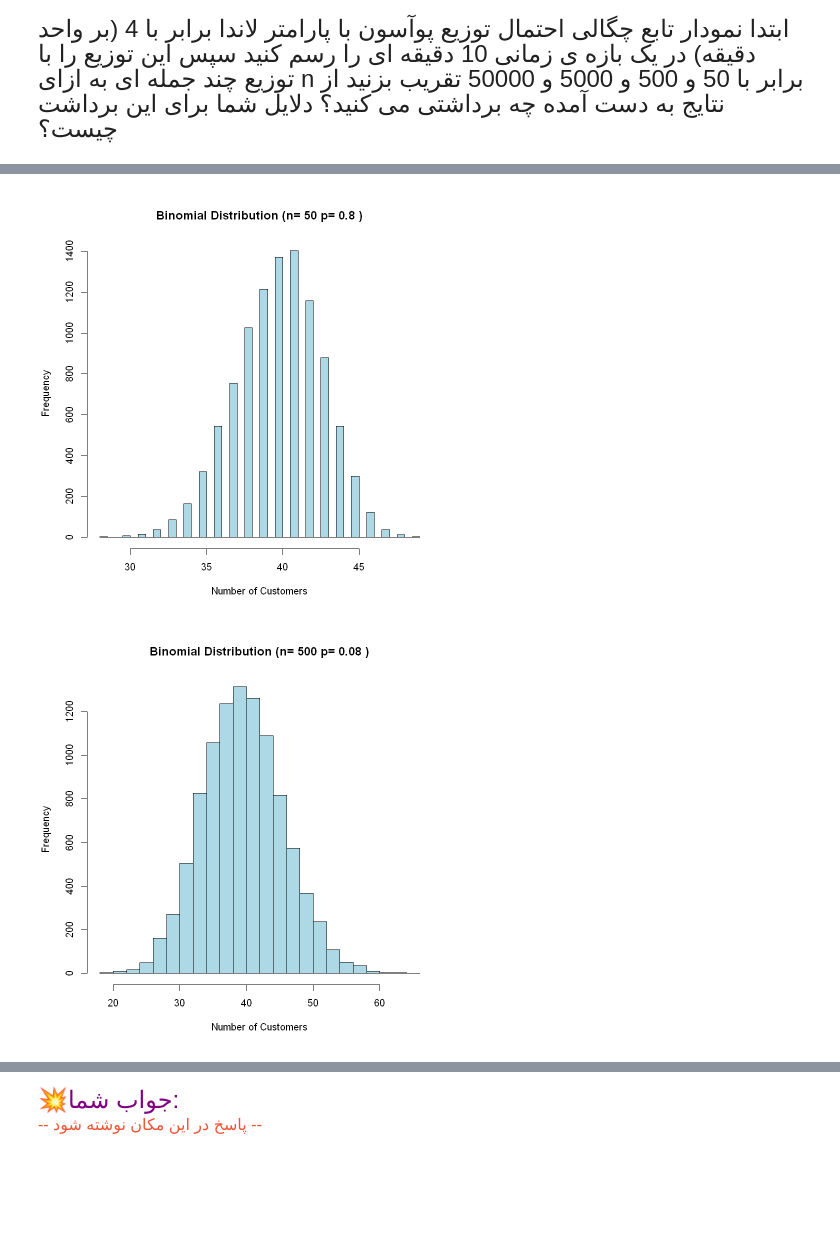
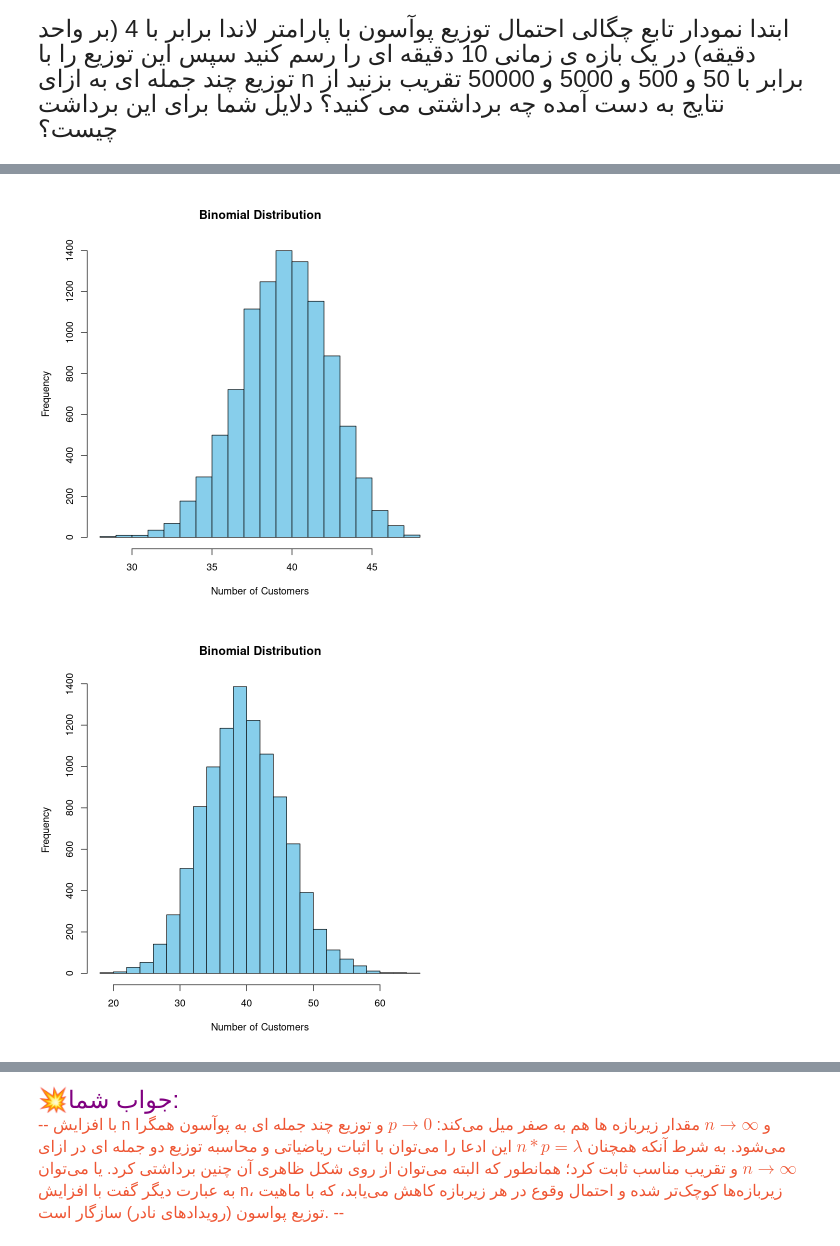
Before and after one commit to semim19/ProbabilityPractical, a Jupyter notebook: EPS___Fall_2024___Practical_Assignment_1___Q1.ipynb, the cells around one changed output, grey strips where cells are left out. Cells and saved outputs as stored; diff of their text form; code cells hidden in the pictures; blank space fills up the shorter version.

```diff
--- a/EPS___Fall_2024___Practical_Assignment_1___Q1.ipynb
+++ b/EPS___Fall_2024___Practical_Assignment_1___Q1.ipynb
@@ -462,7 +499,16 @@ $\mathbb{p}={\lambda}{\Delta}{t}$
  از نتایج به دست آمده چه برداشتی می کنید؟ دلایل شما برای این برداشت چیست؟
 # %%
 #TODO
-num_of_samples = 10000
-T = 10
-lambda = 4
+num_of_samples <- 10000
+T <- 10
+lambda <- 4
+mean <- lambda * T
+number_of_customers <- rpois(num_of_samples, mean)
+hist(number_of_customers,
+     breaks = 20,
+     col = "skyblue",
+     main = paste("Poisson Distribution"),
+     xlab = "Number of Customers",
+     ylab = "Frequency",
+     xlim = c(20, 70))
 # %% [output]
@@ -470,5 +516,20 @@ lambda = 4
 # %%
 #TODO plot binomials
+approx_poisson_with_binomial <- function(n, lambda, T, num_of_samples) {
+  delta_t <- T / n
+  p <- lambda * delta_t
+  number_of_customers <-  rbinom(n = num_of_samples, size = n, prob = p)
+  hist(number_of_customers,
+     breaks = 20,
+     col = "skyblue",
+     main = paste("Binomial Distribution"),
+     xlab = "Number of Customers",
+     ylab = "Frequency")
+}
+approx_poisson_with_binomial(n = 50, lambda = lambda, T = T, num_of_samples = num_of_samples)
+approx_poisson_with_binomial(n = 500, lambda = lambda, T = T, num_of_samples = num_of_samples)
+approx_poisson_with_binomial(n = 5000, lambda = lambda, T = T, num_of_samples = num_of_samples)
+approx_poisson_with_binomial(n = 50000, lambda = lambda, T = T, num_of_samples = num_of_samples)
 # %% [output]
-[figure, old version]
+[figure, new version]
-[figure, old version]
+[figure, new version]
@@ -483,5 +544,8 @@ lambda = 4
 <div dir = "rtl" style="direction:rtl;line-height:200%;">
 	<font face="XB Zar" color=#EE5533 size=3>
   --
-    پاسخ در این مکان نوشته شود
+  با افزایش n و $ n → ∞ $ مقدار زیربازه ها هم به صفر میل می‌کند: $ p → 0 $ و توزیع چند جمله ای به پوآسون همگرا می‌شود. به شرط آنکه همچنان $ n * p = \lambda $
+  </br>
+  این ادعا را می‌‌توان با اثبات ریاضیاتی و محاسبه توزیع دو جمله ای در ازای $ n → ∞ $ و تقریب مناسب ثابت کرد؛ همانطور که البته می‌توان از روی شکل ظاهری آن چنین برداشتی کرد. یا می‌توان به عبارت دیگر گفت با افزایش
+  n، زیربازه‌ها کوچک‌تر شده و احتمال وقوع در هر زیربازه کاهش می‌یابد، که با ماهیت توزیع پواسون (رویدادهای نادر) سازگار است.
     --
```
Also changed, not shown: parts of 11 cells of this notebook.
